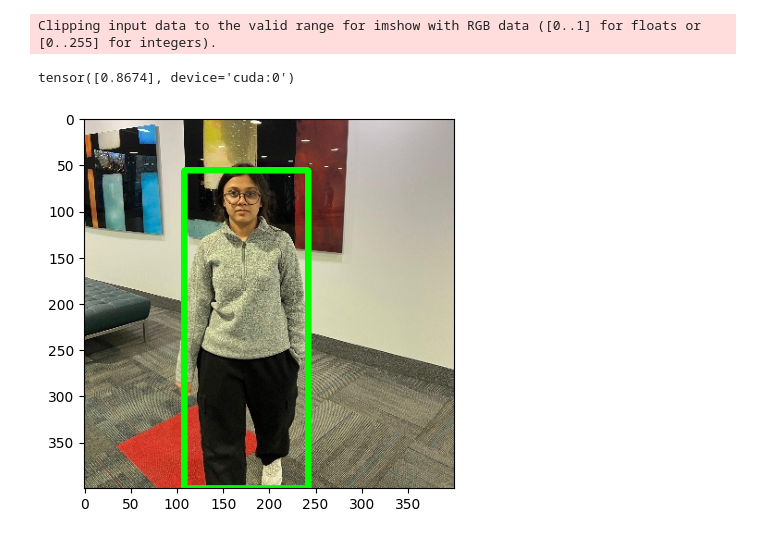
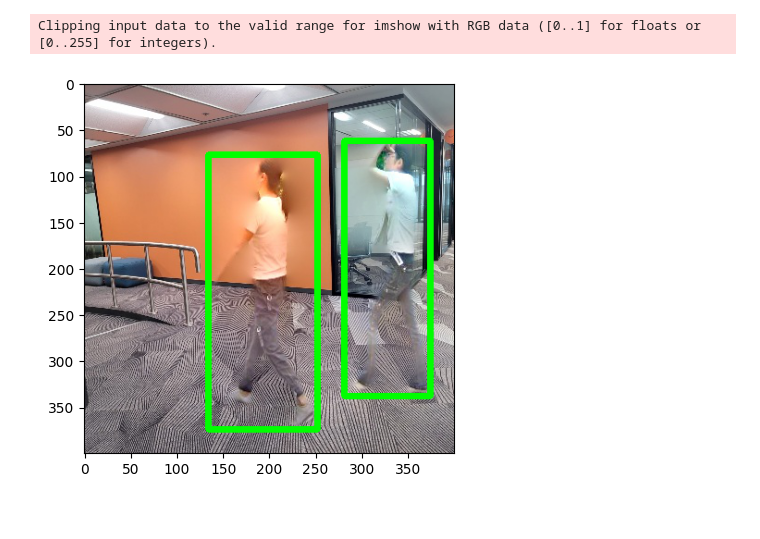
Before and after one commit to A-Shah-ctrl/Seamless-Human-Background-Integration, a Jupyter notebook: evaluate.ipynb, the cells around one changed output. Drawn from its saved outputs; the diff is of its cells as text; code cells hidden in the pictures.

```diff
--- a/evaluate.ipynb
+++ b/evaluate.ipynb
@@ -80,44 +80,43 @@ indoor_evaluate(f"{folder}_8")
 folder = "inpaint_dib"
 indoor_evaluate(f"{folder}_8")
 # %%
-dataset_test = PennFudanDataset(f'datasets/indoor_test', get_transform(train=False), split="valid")
+dataset_test = PennFudanDataset(f'datasets/poisson', get_transform(train=False), split="train")
 # %%
 
 #
-model = get_model(2)
+# model = get_model(2)
 # model.load_state_dict(torch.load("models/outdoors_5.pth", weights_only=True))
 # model.load_state_dict(torch.load("models/poisson_9.pth", weights_only=True))
 # model.load_state_dict(torch.load("models/laplacian_8.pth", weights_only=True))
 # model.load_state_dict(torch.load("models/cutpasteblur_8.pth", weights_only=True))
 # model.load_state_dict(torch.load("models/inpaint_light_8.pth", weights_only=True))
-model.load_state_dict(torch.load("models/inpaint_dib_8.pth", weights_only=True))
-model.to("cuda")
-model.eval()
+# model.load_state_dict(torch.load("models/inpaint_dib_8.pth", weights_only=True))
+# model.to("cuda")
+# model.eval()
 
-i = 34
+i = 38
 img, _ = dataset_test[i]
 
 # put the model in evaluation mode
-with torch.no_grad():
-    prediction = model([img.to("cuda")])
+# with torch.no_grad():
+#     prediction = model([img.to("cuda")])
 
 
 
 img = img.detach().cpu().numpy().transpose((1, 2, 0))
 img = np.ascontiguousarray(img)
 # cv2.imwrite("Result/pic.jpg",img)
-bbs = prediction[0]['boxes']
-# bbs = _['boxes']
-scores = prediction[0]['scores']
-print(scores)
+# bbs = prediction[0]['boxes']
+bbs = _['boxes']
+# scores = prediction[0]['scores']
+# print(scores)
 # i += 1
 for j in range(len(bbs)):
     bb = bbs[j]
     # if scores[j] > 0.1:
     img = cv2.rectangle(img, (int(bb[0]),int(bb[1])),(int(bb[2]),int(bb[3])), (0, 255, 0), 5)
 plt.imshow(img)
 plt.show()
 # %% [output]
 Clipping input data to the valid range for imshow with RGB data ([0..1] for floats or [0..255] for integers).
-tensor([0.8674], device='cuda:0')
-[figure, old version]
+[figure, new version]
```
Also changed, not shown: parts of 1 cell of this notebook, 5 other files.
